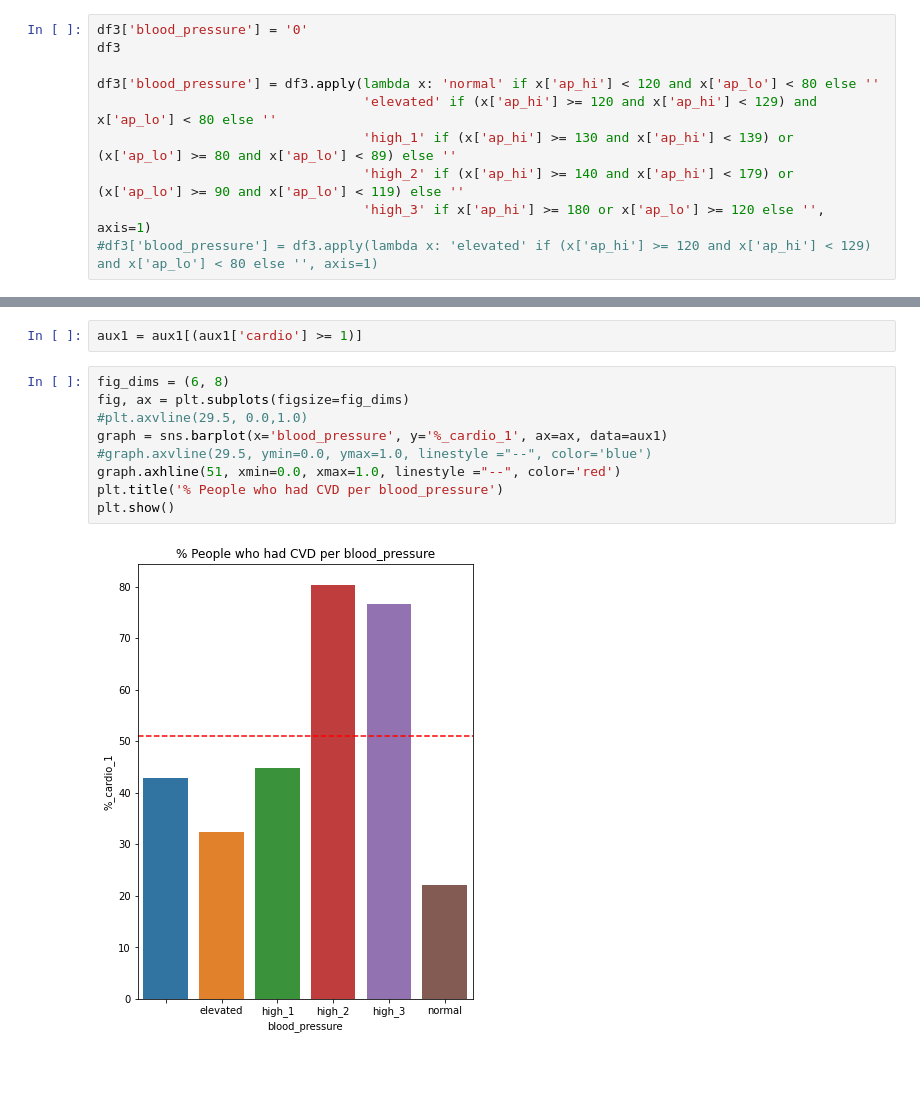
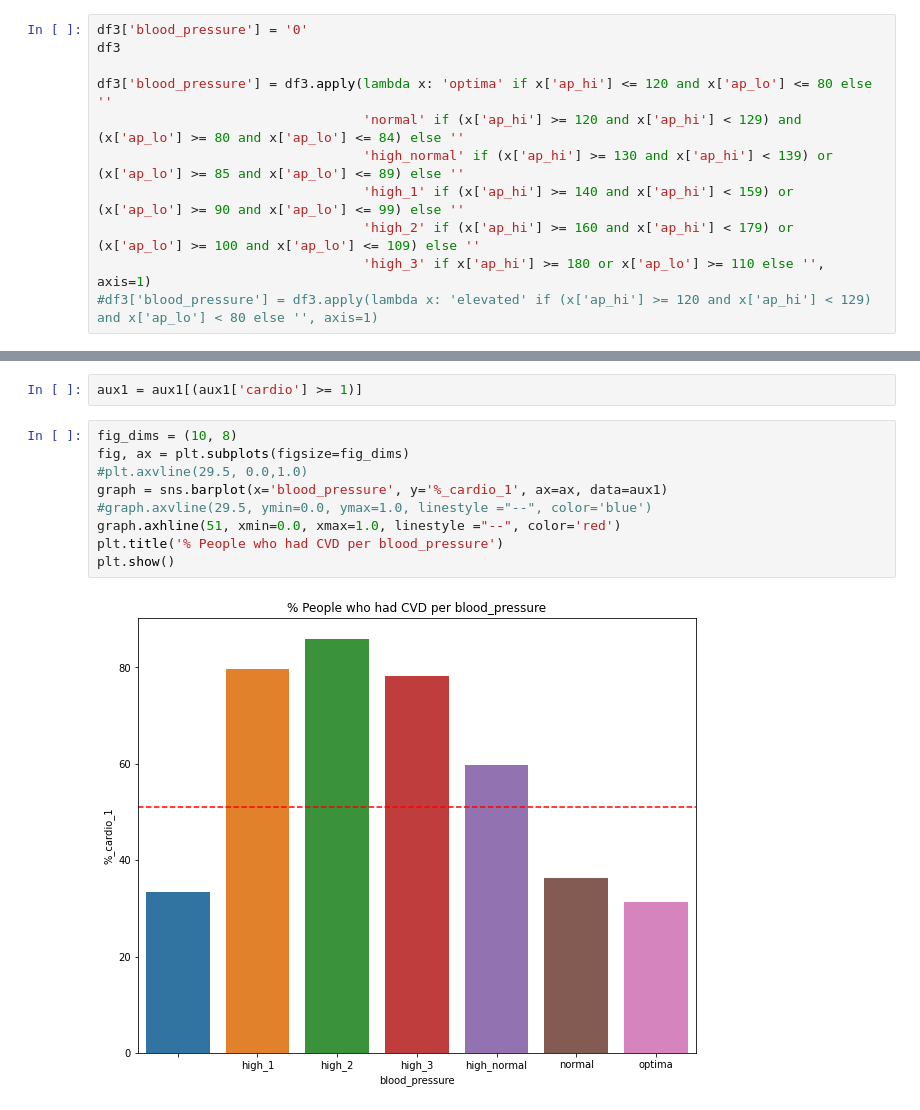
Before and after one commit to HenriqueCR1291/cardio_catch_diseases, a Jupyter notebook: m01_cardio_catch_diseases.ipynb, the cells around one changed output, grey strips where cells are left out. Cells and saved outputs as stored; diff of their text form; blank space fills up the shorter version.

```diff
--- a/m01_cardio_catch_diseases.ipynb
+++ b/m01_cardio_catch_diseases.ipynb
@@ -1110,9 +1110,10 @@ aux1
 df3['blood_pressure'] = '0'
 df3
 
-df3['blood_pressure'] = df3.apply(lambda x: 'normal' if x['ap_hi'] < 120 and x['ap_lo'] < 80 else ''
-                                  'elevated' if (x['ap_hi'] >= 120 and x['ap_hi'] < 129) and x['ap_lo'] < 80 else ''
-                                  'high_1' if (x['ap_hi'] >= 130 and x['ap_hi'] < 139) or (x['ap_lo'] >= 80 and x['ap_lo'] < 89) else ''
-                                  'high_2' if (x['ap_hi'] >= 140 and x['ap_hi'] < 179) or (x['ap_lo'] >= 90 and x['ap_lo'] < 119) else ''
-                                  'high_3' if x['ap_hi'] >= 180 or x['ap_lo'] >= 120 else '', axis=1)
+df3['blood_pressure'] = df3.apply(lambda x: 'optima' if x['ap_hi'] <= 120 and x['ap_lo'] <= 80 else ''
+                                  'normal' if (x['ap_hi'] >= 120 and x['ap_hi'] < 129) and (x['ap_lo'] >= 80 and x['ap_lo'] <= 84) else ''
+                                  'high_normal' if (x['ap_hi'] >= 130 and x['ap_hi'] < 139) or (x['ap_lo'] >= 85 and x['ap_lo'] <= 89) else ''
+                                  'high_1' if (x['ap_hi'] >= 140 and x['ap_hi'] < 159) or (x['ap_lo'] >= 90 and x['ap_lo'] <= 99) else ''
+                                  'high_2' if (x['ap_hi'] >= 160 and x['ap_hi'] < 179) or (x['ap_lo'] >= 100 and x['ap_lo'] <= 109) else ''
+                                  'high_3' if x['ap_hi'] >= 180 or x['ap_lo'] >= 110 else '', axis=1)
 #df3['blood_pressure'] = df3.apply(lambda x: 'elevated' if (x['ap_hi'] >= 120 and x['ap_hi'] < 129) and x['ap_lo'] < 80 else '', axis=1)
@@ -1189,13 +1193,13 @@ See the caveats in the documentation: https://pandas.pydata.org/pandas-docs/stab
 # %%
 aux1 = aux1[(aux1['cardio'] >= 1)]
 # %%
-fig_dims = (6, 8)
+fig_dims = (10, 8)
 fig, ax = plt.subplots(figsize=fig_dims)
 #plt.axvline(29.5, 0.0,1.0)
 graph = sns.barplot(x='blood_pressure', y='%_cardio_1', ax=ax, data=aux1)
 #graph.axvline(29.5, ymin=0.0, ymax=1.0, linestyle ="--", color='blue')
 graph.axhline(51, xmin=0.0, xmax=1.0, linestyle ="--", color='red')
 plt.title('% People who had CVD per blood_pressure')
 plt.show()
 # %% [output]
-[figure, old version]
+[figure, new version]
```
Also changed, not shown: parts of 4 cells of this notebook.
